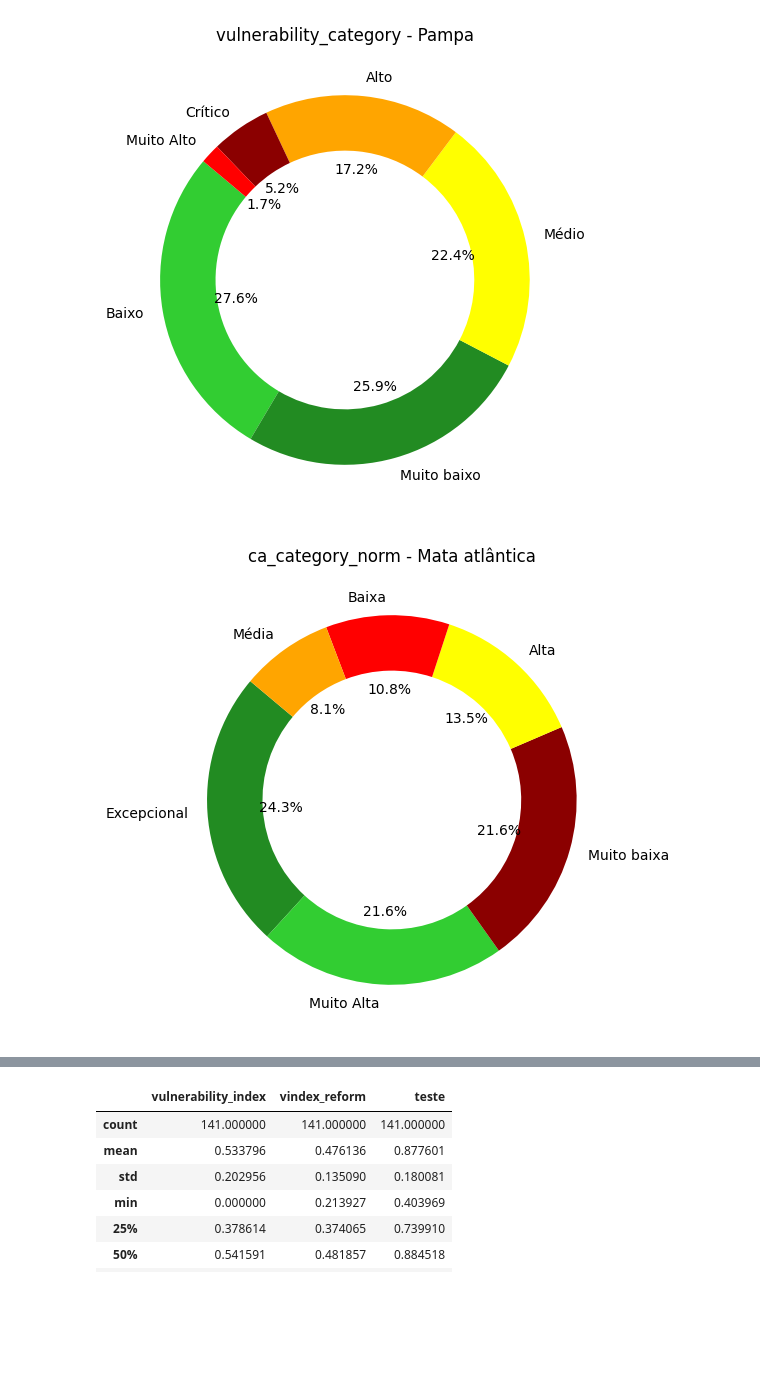
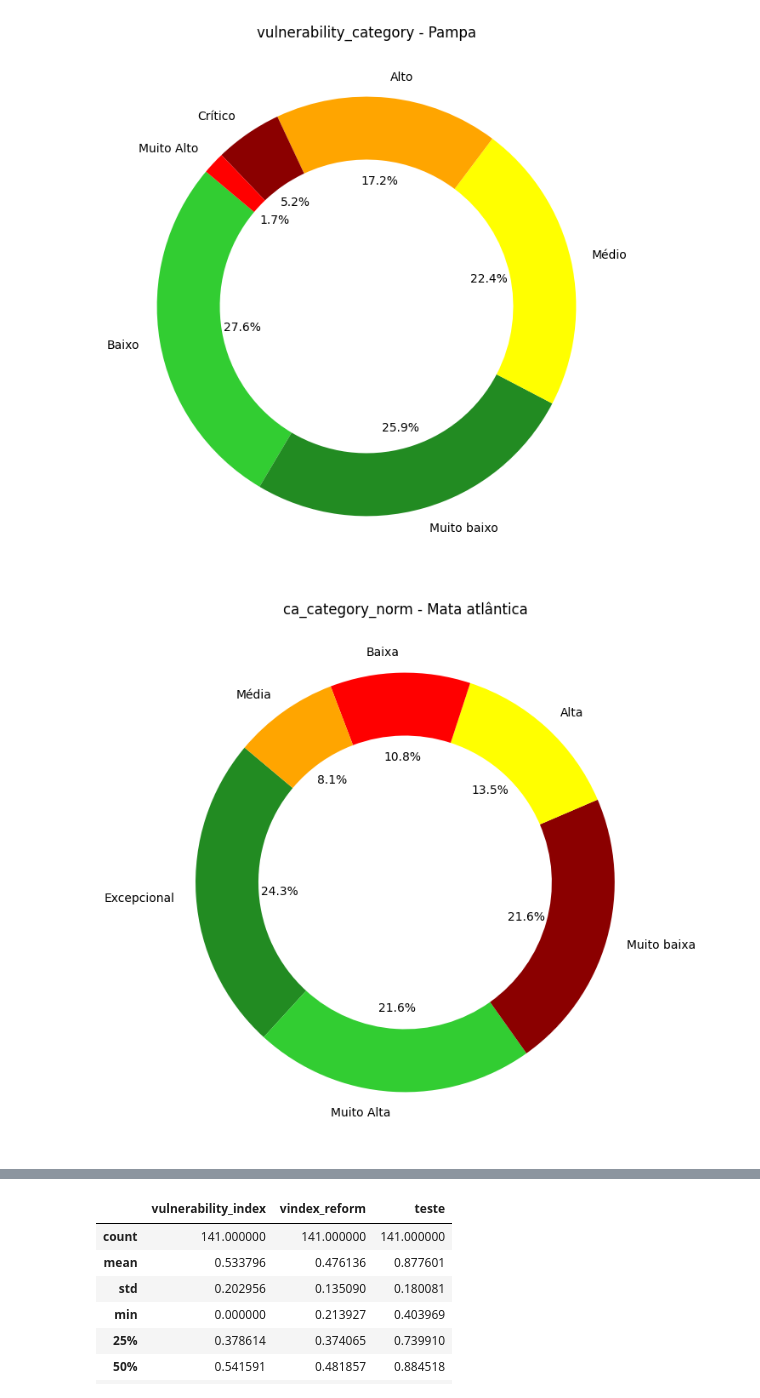
Before and after one commit to SAD-69/ti_analysis, a Jupyter notebook: temporal_comparative.ipynb, the cells around one changed output, grey strips where cells are left out. Saved outputs shown, nothing was run; the diff lists cells and outputs as text; code cells hidden in the pictures; blank space fills up the shorter version.

Commit message:
godmode

```diff
--- a/temporal_comparative.ipynb
+++ b/temporal_comparative.ipynb
@@ -3,6 +4,3 @@ from models.gpkg import GeoPackage
 # %%
 gpkg = GeoPackage()
-gdf = gpkg.read_layer('vindex_1985_2023_car_v3_mining_new')
+gdf = gpkg.read_layer('vindex_1985_2023_godmode')
-# %%
-gdf = gpkg.read_layer('vindex_1985_2023_car_v2_mining_new')
-car = gpkg.read_layer('sicar_rs')
@@ -82,12 +17,12 @@ NameError: name 'spatial_join_pampa' is not defined
 # %%
-cat_count = vindex['vulnerability_category'].value_counts()
+cat_count = gdf['vulnerability_category'].value_counts()
 # %%
 biomas = ['Pampa', 'Mata atlântica', 'Faixa de transição']
 indices = ['ca_category_norm', 'se_category_norm', 'se_category_norm', 'vulnerability_category']
 for bioma in biomas:
     for idx in indices:
-        cat_count = vindex[idx][vindex['bioma'] == bioma].value_counts()
-        plt.figure(figsize=(6, 6)) # Set figure size for better readability
+        cat_count = gdf[idx][gdf['bioma'] == bioma].value_counts()
+        plt.figure(figsize=(8, 8)) # Set figure size for better readability
         if idx.startswith('ca_'):
             category_colors = {
                 "Excepcional": "forestgreen",
@@ -125,2 +60,2 @@ for bioma in biomas:
-[figure, old version]
+[figure, new version]
-[figure, old version]
+[figure, new version]
```
Also changed, not shown: parts of 19 cells of this notebook, 9 other files.
